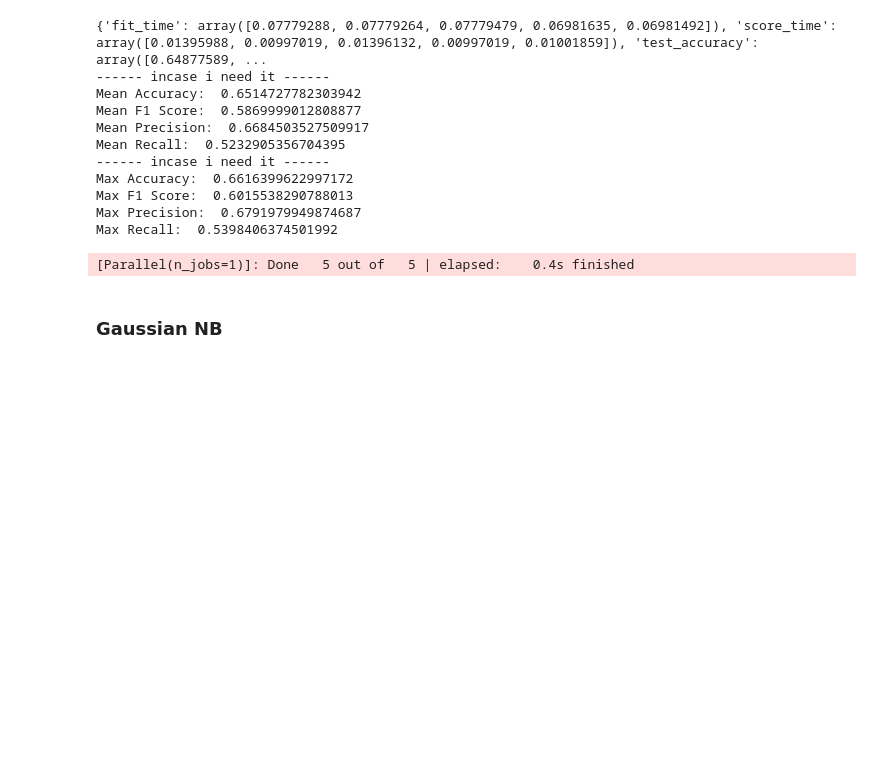
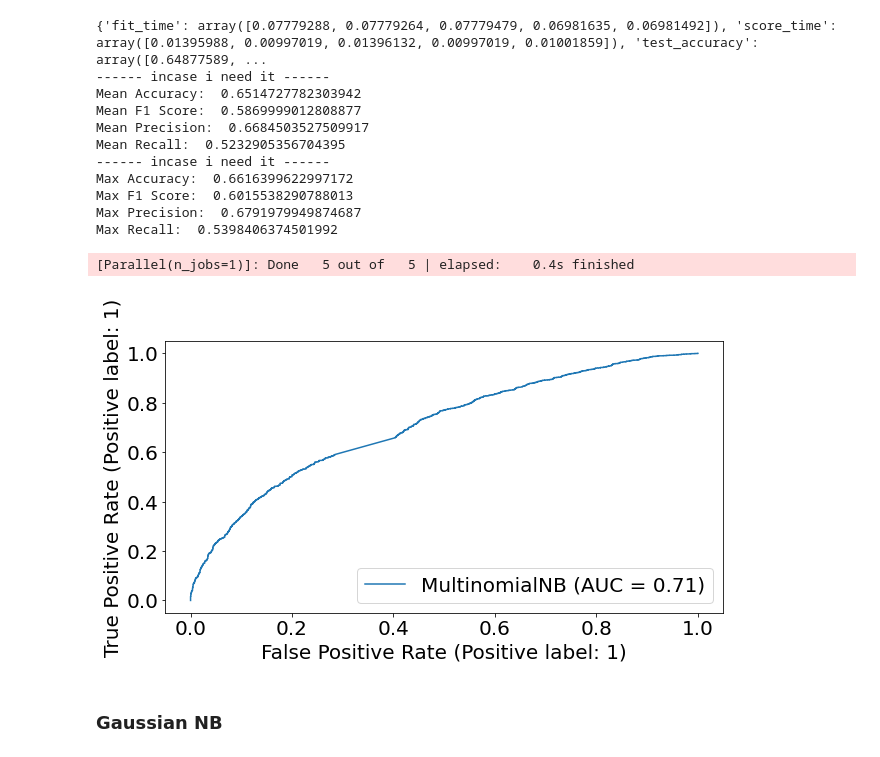
Before and after one commit to JeremyCoronia/csc803m-nlp-projects, a Jupyter notebook: binary-classification-bow_desc.ipynb, the cells around one changed output. Drawn from its saved outputs; the diff is of its cells as text; code cells hidden in the pictures; blank space fills up the shorter version.

```diff
--- a/binary-classification-bow_desc.ipynb
+++ b/binary-classification-bow_desc.ipynb
@@ -437,6 +437,12 @@ Max F1 Score:  0.6015538290788013
 Max Precision:  0.6791979949874687
 Max Recall:  0.5398406374501992
 [Parallel(n_jobs=1)]: Done   5 out of   5 | elapsed:    0.4s finished
+# %%
+from sklearn import metrics
+metrics.plot_roc_curve(nb, X_test, y_test)
+plt.show()
+# %% [output]
+[figure, added]
 # %% [markdown]
 ### Gaussian NB
 # %%
```
Also changed, not shown: parts of 2 cells of this notebook.
